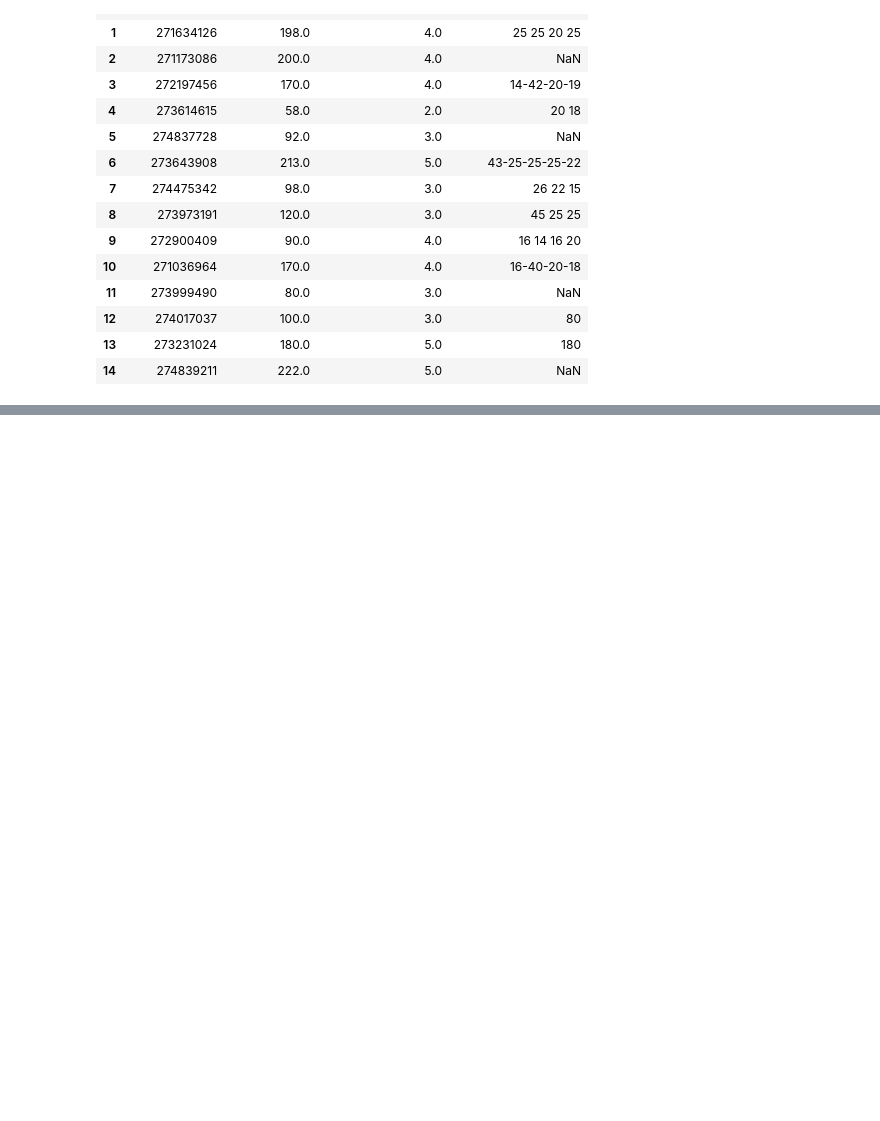
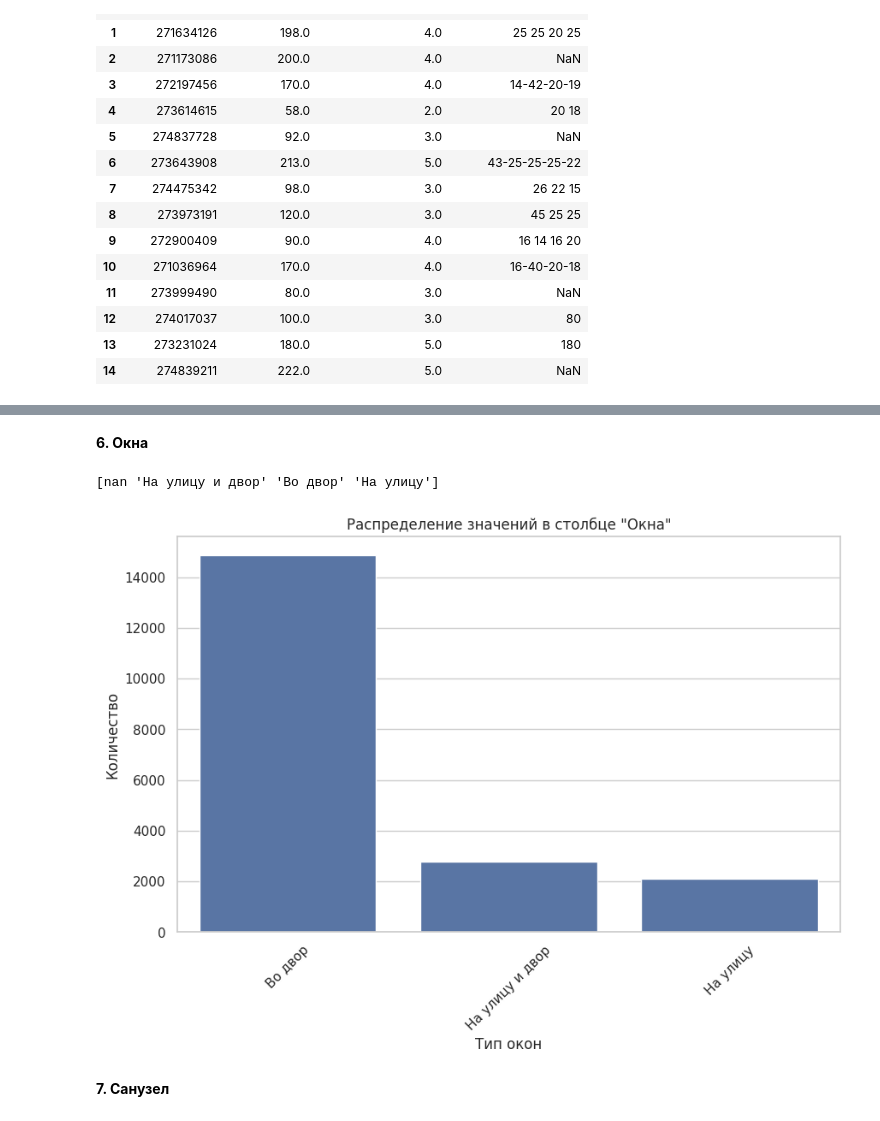
Before and after one commit to Alex-Dolgikh/realty_data_preprocessing, a Jupyter notebook: preprocessing.ipynb, the cells around one changed output, grey strips where cells are left out. Saved outputs shown, nothing was run; the diff lists cells and outputs as text; code cells hidden in the pictures; blank space fills up the shorter version.

```diff
--- a/preprocessing.ipynb
+++ b/preprocessing.ipynb
@@ -189,0 +270,26 @@ realty_df[['ID  объявления','Площадь, м2','Количеств
+# %% [markdown]
+**6. Окна**
+# %%
+unique_values = realty_df['Окна'].unique()
+print(unique_values)
+# %% [output]
+[nan 'На улицу и двор' 'Во двор' 'На улицу']
+# %%
+# Корректируем колонку "Окна". Присваеваем значениям nan значение 'Во двор'.
+realty_df['Окна'] = realty_df['Окна'].fillna('Во двор')
+# Подсчитываем количество значений в столбце "Окна"
+window_counts = realty_df['Окна'].value_counts()
+
+# Создаем график с Seaborn
+plt.figure(figsize=(10, 6))
+sns.barplot(x=window_counts.index, y=window_counts.values)
+plt.title('Распределение значений в столбце "Окна"')
+plt.xlabel('Тип окон')
+plt.ylabel('Количество')
+plt.xticks(rotation=45)
+
+plt.show()
+# %% [output]
+[figure, added]
+# %% [markdown]
+**7. Санузел**
```
Also changed, not shown: parts of 48 cells of this notebook.
